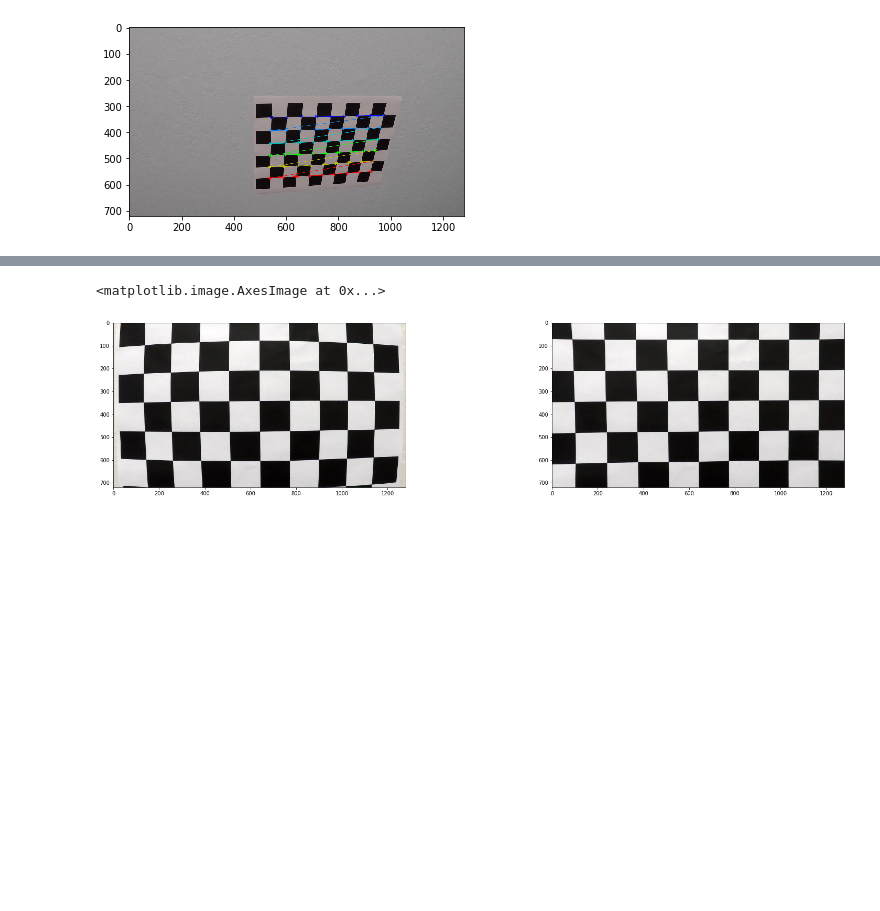
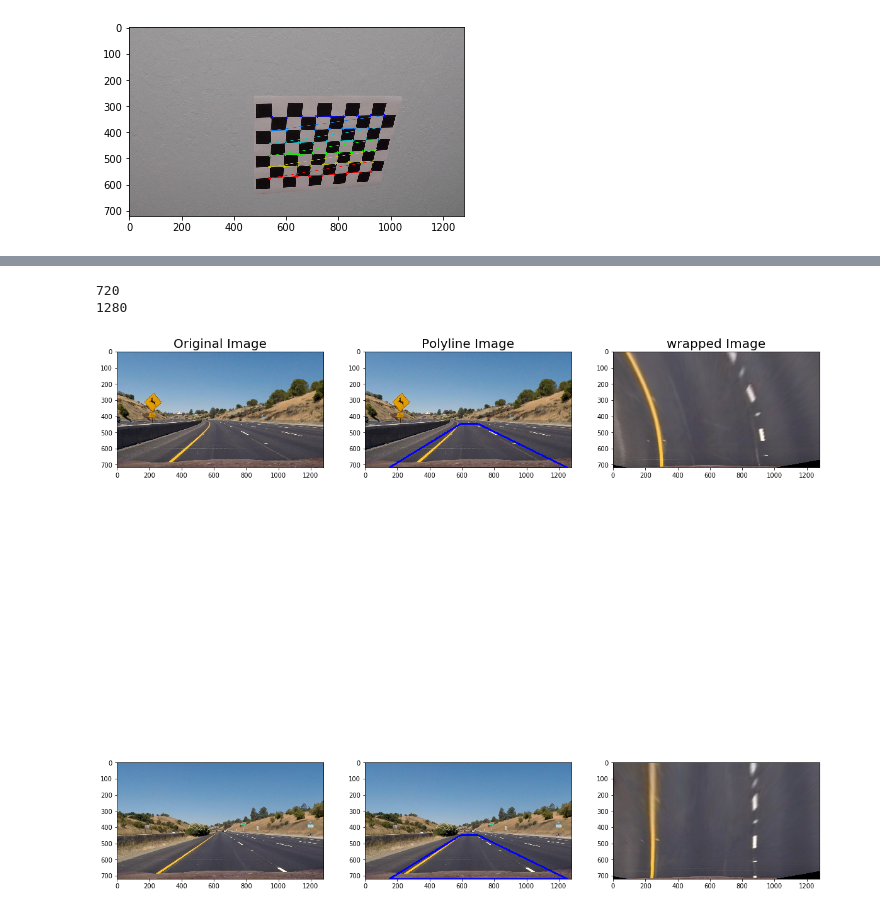
Before and after one commit to nikhilparla/udacity-self-driving-proj-2, a Jupyter notebook: p2.ipynb, the cells around one changed output, grey strips where cells are left out. Cells and saved outputs as stored; diff of their text form; code cells hidden in the pictures; blank space fills up the shorter version.

```diff
--- a/p2.ipynb
+++ b/p2.ipynb
@@ -48,3 +64,60 @@ find_camera_params()
+# %%
+# get the perspective transform
+def corners_unwarp(img,src,dst):
+    img_size = (img.shape[1], img.shape[0])
+
+    # Given src and dst points, calculate the perspective transform matrix
+    M = cv2.getPerspectiveTransform(src, dst)
+    inv_M = cv2.getPerspectiveTransform(dst,src)
+    # Warp the image using OpenCV warpPerspective()
+    warped = cv2.warpPerspective(img, M, img_size)
+
+    # Return the resulting image and matrix
+    return warped, M , inv_M
+
+f, axes= plt.subplots(2,3,figsize=(20,20))
+f.subplots_adjust(hspace=0.5)
+
+img = mpimg.imread('./test_images/test2.jpg')
+print(img.shape[0])
+print(img.shape[1])
+left_bottom = [150,img.shape[0]]
+left_top = [590,450]
+right_top = [700,450]
+right_bottom = [1250,img.shape[0]]
+
+src = np.float32([left_bottom,left_top, right_top,right_bottom ])
+dst = np.float32([[200,img.shape[0]], [200,0], [980,0], [980,img.shape[0]]])
+undist = cv2.undistort(img, mtx, dist, None, mtx)
+
+axes[0,0].imshow(img)
+axes[0,0].set_title("Original Image", fontsize=20)
+
+# cv2.polylines(img,np.int32(np.array([[left,apex_left,apex_right,right]])),True,(0,0,255),10)
+cv2.polylines(img,np.int32(np.array([[left_bottom,left_top, right_top, right_bottom]])),True,(0,0,255),10)
+
+axes[0,1].imshow(img)
+axes[0,1].set_title("Polyline Image", fontsize=20)
+
+warped1,persp_M,persp_inv_M   = corners_unwarp(undist,src,dst)
+
+axes[0,2].imshow(warped1)
+axes[0,2].set_title("wrapped Image", fontsize=20)
+
+
+img = mpimg.imread('./test_images/straight_lines1.jpg')
+undist = cv2.undistort(img, mtx, dist, None, mtx)
+axes[1,0].imshow(img)
+cv2.polylines(img,np.int32(np.array([[left_bottom,left_top, right_top, right_bottom]])),True,(0,0,255),10)
+axes[1,1].imshow(img)
+warped1,persp_M,persp_inv_M   = corners_unwarp(undist,src,dst)
+axes[1,2].imshow(warped1)
+
+plt.show()
+# %% [output]
+720
+1280
+[figure, added]
 # %%
 # Apply color transforms and gradients to the images
 def color_and_gradient(img, s_thresh=(170, 255), sx_thresh=(20, 100)):
@@ -264,21 +324,3 @@ def measure_curvature_real(ploty, left_fit, right_fit,leftx, lefty, rightx, righ
     print("left_fit_cr , right_fit_cr", left_fit_cr, right_fit_cr)
 
     return left_curverad, right_curverad
-# %%
-# get the obj and img points
-find_camera_params()
-
-# test the calibration and undistortion on an image
-img = mpimg.imread('./camera_cal/calibration1.jpg')
-img_size = (img.shape[1], img.shape[0])
-ret, mtx, dist, rvecs, tvecs = cv2.calibrateCamera(objpoints, imgpoints, img_size,None,None)
-undist = cv2.undistort(img, mtx, dist, None, mtx)
-
-# Print distorted and undistorted images
-f,(ax1, ax2) = plt.subplots(1,2,figsize=(25,15))
-f.subplots_adjust(hspace = 0.2, wspace=0.5)
-ax1.imshow(img)
-ax2.imshow(undist)
-# %% [output]
-<matplotlib.image.AxesImage at 0x...>
-[figure, removed]
```
Also changed, not shown: parts of 7 cells of this notebook, 2 other files.
